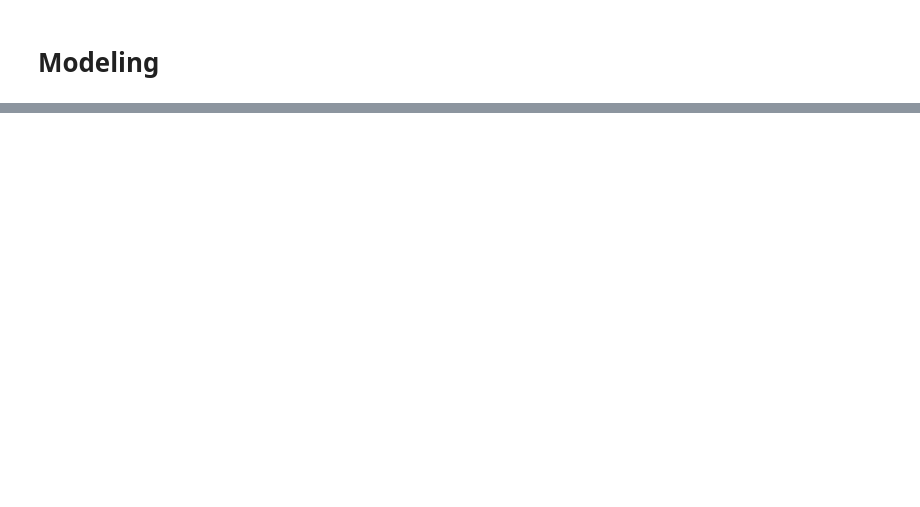
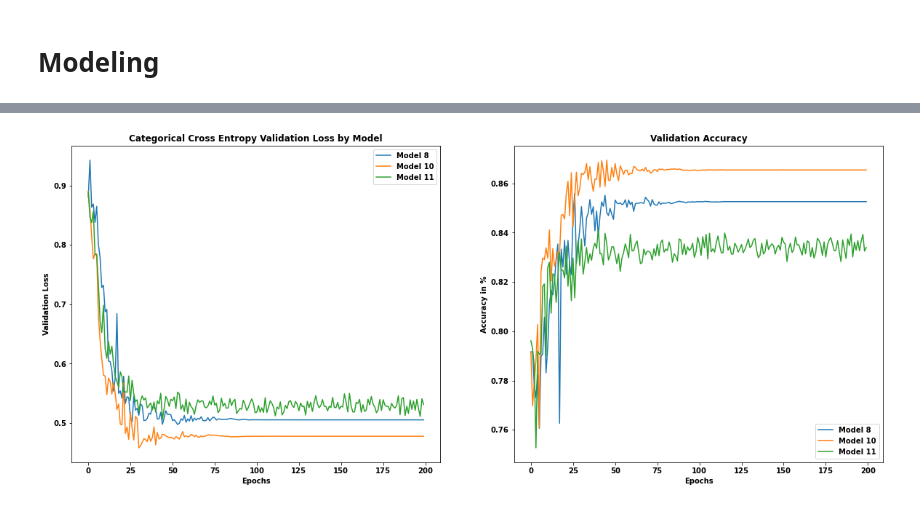
Before and after one commit to ssaeed85/dsc-ph5-MarsTerrainAnomalyDetection, a Jupyter notebook: 02_TensorflowModeling_FinalModels.ipynb, the cells around one changed output, grey strips where cells are left out. Cells and saved outputs as stored; diff of their text form; code cells hidden in the pictures; blank space fills up the shorter version.

```diff
--- a/02_TensorflowModeling_FinalModels.ipynb
+++ b/02_TensorflowModeling_FinalModels.ipynb
@@ -522,0 +353,4 @@ KeyboardInterrupt:
+# %%
+model8_df  = pd.read_csv('./logs/Model_8_final.log',index_col='epoch')
+model10_df = pd.read_csv('./logs/Model_10_final.log',index_col='epoch')
+model11_df = pd.read_csv('./logs/Model_11_final.log',index_col='epoch')
@@ -522,0 +374,19 @@ KeyboardInterrupt:
+# %%
+fig,(ax1,ax2) = plt.subplots(1,2,figsize = (20,8))
+ax1.plot(model8_df.index,model8_df.val_loss)
+ax1.plot(model10_df.index,model10_df.val_loss)
+ax1.plot(model11_df.index,model11_df.val_loss)
+ax1.set_title('Categorical Cross Entropy Validation Loss by Model')
+ax1.set_xlabel('Epochs')
+ax1.set_ylabel('Validation Loss')
+ax1.legend(['Model 8', 'Model 10', 'Model 11'])
+
+ax2.plot(model8_df.index,model8_df.val_accuracy)
+ax2.plot(model10_df.index,model10_df.val_accuracy)
+ax2.plot(model11_df.index,model11_df.val_accuracy)
+ax2.set_title('Validation Accuracy')
+ax2.set_xlabel('Epochs')
+ax2.set_ylabel('Accuracy in %')
+ax2.legend(['Model 8', 'Model 10', 'Model 11']);
+# %% [output]
+[figure, added]
```
Also changed, not shown: parts of 34 cells of this notebook.
